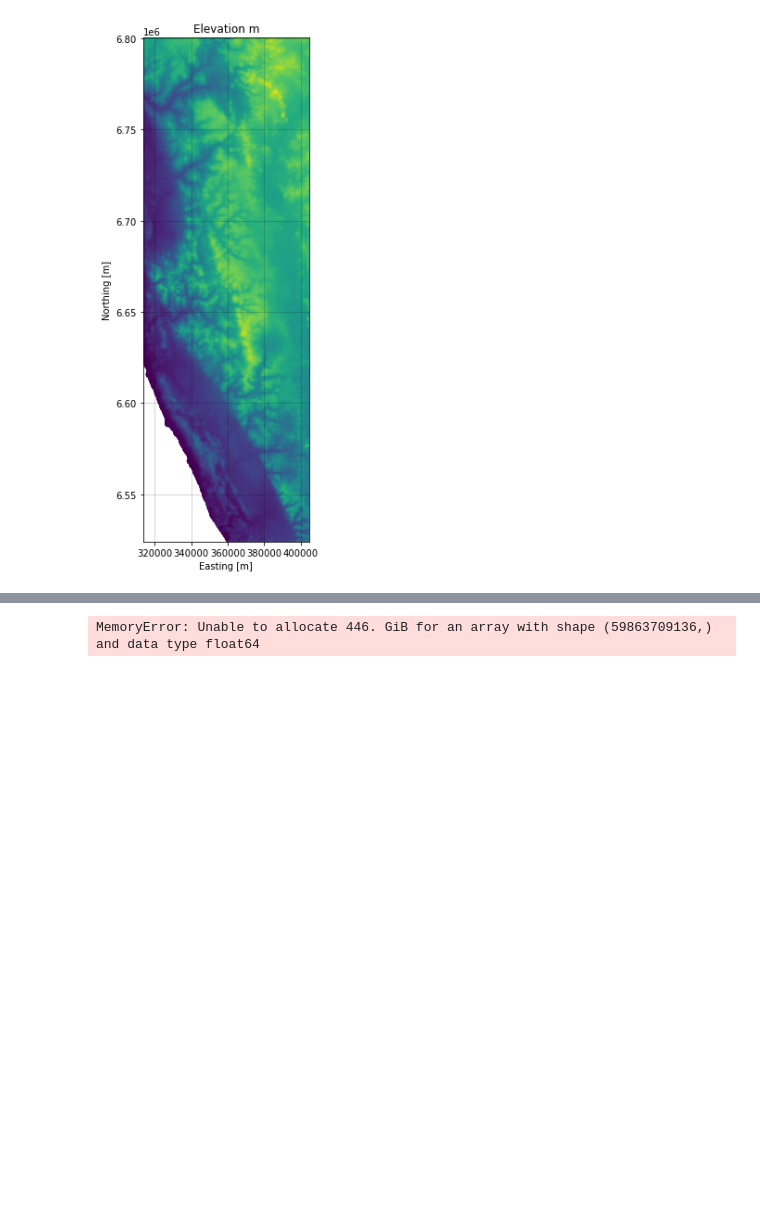
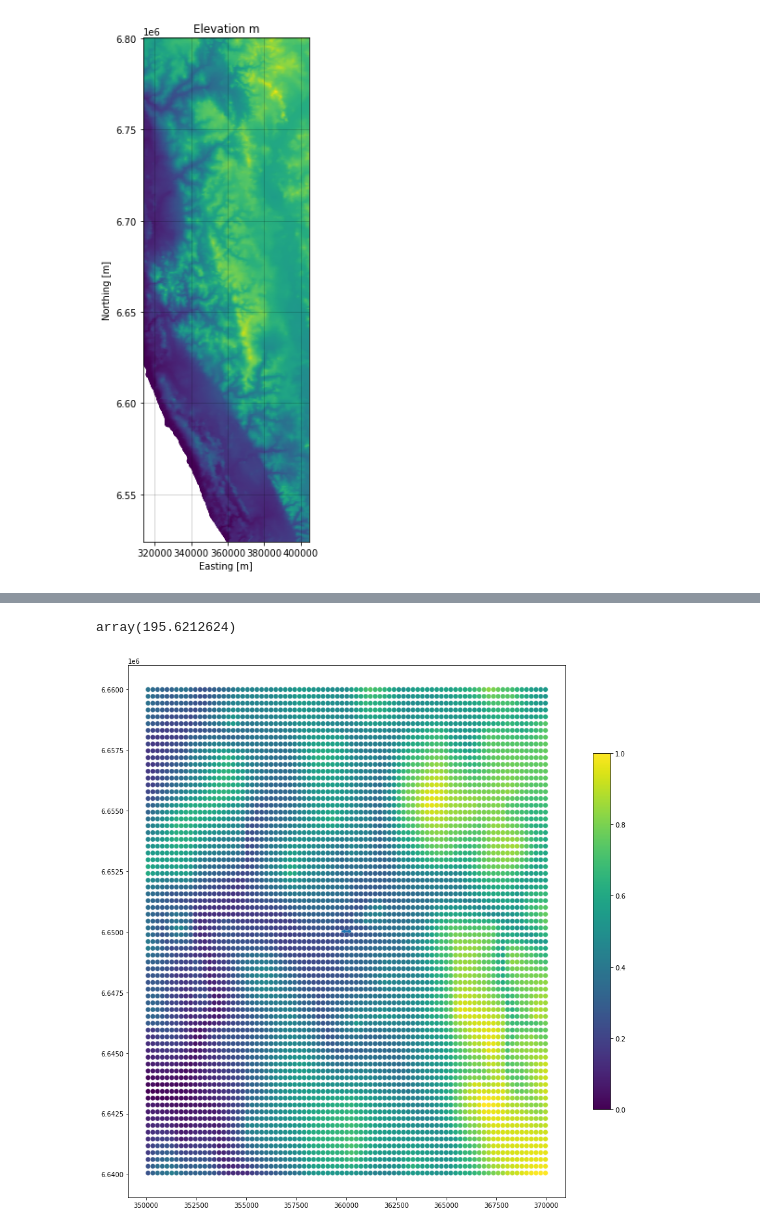
Before and after one commit to P219-C/drapeTool, a Jupyter notebook: exampleNotebook.ipynb, the cells around one changed output, grey strips where cells are left out. Saved outputs shown, nothing was run; the diff lists cells and outputs as text; code cells hidden in the pictures; blank space fills up the shorter version.

```diff
--- a/exampleNotebook.ipynb
+++ b/exampleNotebook.ipynb
@@ -143,0 +191,9 @@ plt.scatter(grid_x, grid_y, c=grid_z)
+# %%
+x_well_min = x_well - r
+x_well_max = x_well + r
+y_well_min = y_well - r
+y_well_max = y_well + r
+# %%
+df_well = clean_df[(clean_df.x >= x_well_min) & (clean_df.x <= x_well_max) &
+                   (clean_df.y >= y_well_min) & (clean_df.y <= y_well_max)]
+df_well
@@ -144,11 +226,25 @@ plt.scatter(grid_x, grid_y, c=grid_z)
 # %%
 from scipy.interpolate import Rbf
 
-rbfi = Rbf(clean_df.x, clean_df.y, clean_df.elevation)
+rbfi = Rbf(df_well.x, df_well.y, df_well.elevation)
 
-# di = rbfi(grid_x, grid_y)
+di = rbfi(x_well, y_well)
-# %% [output]
-MemoryError: Unable to allocate 446. GiB for an array with shape (59863709136,) and data type float64
+# %%
+di.T
+# %% [output]
+array(195.6212624)
+# %%
+mi = np.min(np.hstack([di.ravel(), df_well.elevation.values]))
+ma = np.max(np.hstack([di.ravel(), df_well.elevation.values]))
+# %%
+plt.figure(figsize=(15,15))
+c1 = plt.scatter(x_well, y_well, di, vmin=mi, vmax=ma)
+c2 = plt.scatter(df_well.x, df_well.y, s=60, c=df_well.elevation, edgecolor='#ffffff66', vmin=mi, vmax=ma)
+
+plt.colorbar(c1, shrink=0.67)
+plt.show()
+# %% [output]
+[figure, added]
 # %%
 mi = np.min(np.hstack([di.ravel(), df.por.values]))
 ma = np.max(np.hstack([di.ravel(), df.por.values]))
```
Also changed, not shown: parts of 30 cells of this notebook, 4 other files.
